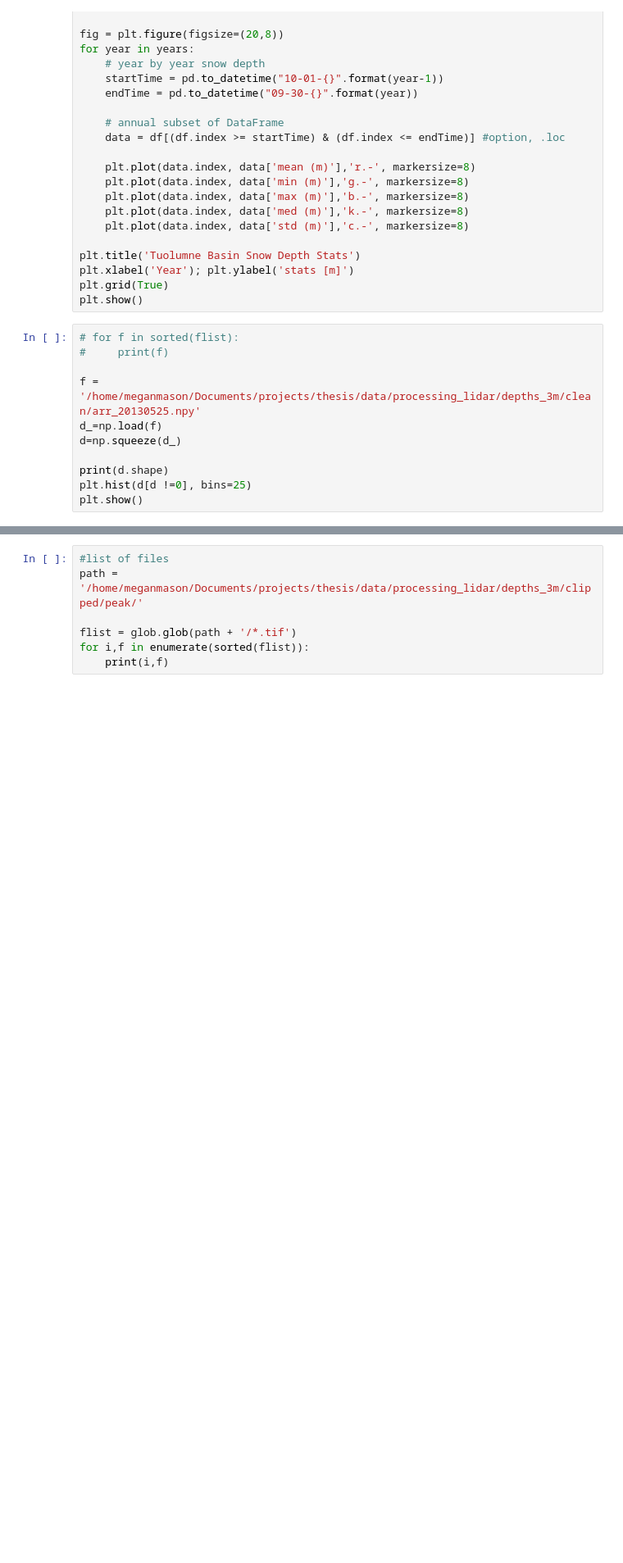
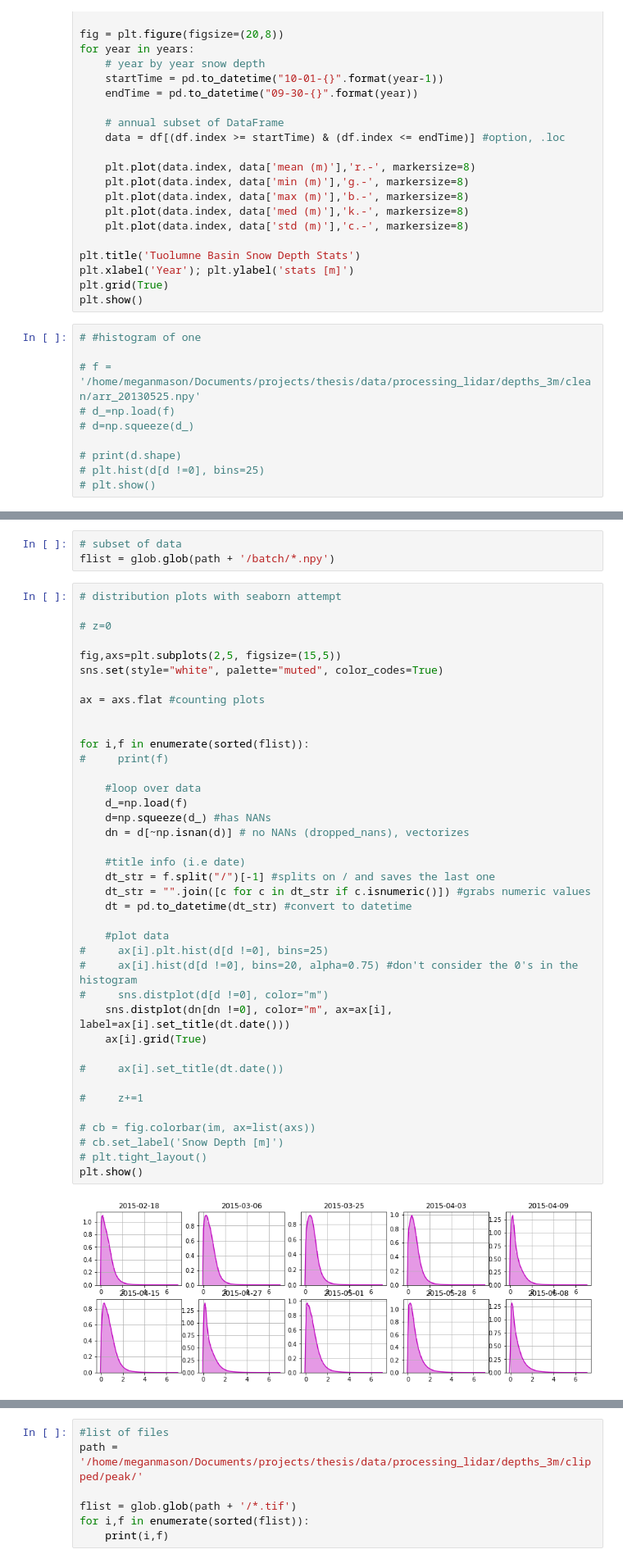
Before and after one commit to meganmason/scripts, a Jupyter notebook: histogram.ipynb, the cells around one changed output, grey strips where cells are left out. Shown at 82% size. Drawn from its saved outputs; the diff is of its cells as text; blank space fills up the shorter version.

Commit message:
good luck, but this is getting better! Dict of # of flights, moving towards column wise subplots

```diff
--- a/histogram.ipynb
+++ b/histogram.ipynb
@@ -70,13 +71,12 @@ plt.xlabel('Year'); plt.ylabel('stats [m]')
 plt.grid(True)
 plt.show()
 # %%
-# for f in sorted(flist):
-#     print(f)
+# #histogram of one
 
-f = '/home/meganmason/Documents/projects/thesis/data/processing_lidar/depths_3m/clean/arr_20130525.npy'
-d_=np.load(f)
-d=np.squeeze(d_)
+# f = '/home/meganmason/Documents/projects/thesis/data/processing_lidar/depths_3m/clean/arr_20130525.npy'
+# d_=np.load(f)
+# d=np.squeeze(d_)
 
-print(d.shape)
-plt.hist(d[d !=0], bins=25)
-plt.show()
+# print(d.shape)
+# plt.hist(d[d !=0], bins=25)
+# plt.show()
@@ -120,0 +117,44 @@ plt.show()
+# %%
+# subset of data
+flist = glob.glob(path + '/batch/*.npy')
+# %%
+# distribution plots with seaborn attempt
+
+# z=0
+
+fig,axs=plt.subplots(2,5, figsize=(15,5))
+sns.set(style="white", palette="muted", color_codes=True)
+
+ax = axs.flat #counting plots
+
+
+for i,f in enumerate(sorted(flist)):
+#     print(f)
+
+    #loop over data
+    d_=np.load(f)
+    d=np.squeeze(d_) #has NANs
+    dn = d[~np.isnan(d)] # no NANs (dropped_nans), vectorizes
+
+    #title info (i.e date)
+    dt_str = f.split("/")[-1] #splits on / and saves the last one
+    dt_str = "".join([c for c in dt_str if c.isnumeric()]) #grabs numeric values
+    dt = pd.to_datetime(dt_str) #convert to datetime
+
+    #plot data
+#     ax[i].plt.hist(d[d !=0], bins=25)
+#     ax[i].hist(d[d !=0], bins=20, alpha=0.75) #don't consider the 0's in the histogram
+#     sns.distplot(d[d !=0], color="m")
+    sns.distplot(dn[dn !=0], color="m", ax=ax[i], label=ax[i].set_title(dt.date()))
+    ax[i].grid(True)
+
+#     ax[i].set_title(dt.date())
+
+#     z+=1
+
+# cb = fig.colorbar(im, ax=list(axs))
+# cb.set_label('Snow Depth [m]')
+# plt.tight_layout()
+plt.show()
+# %% [output]
+[figure, added]
```
Also changed, not shown: parts of 7 cells of this notebook.
